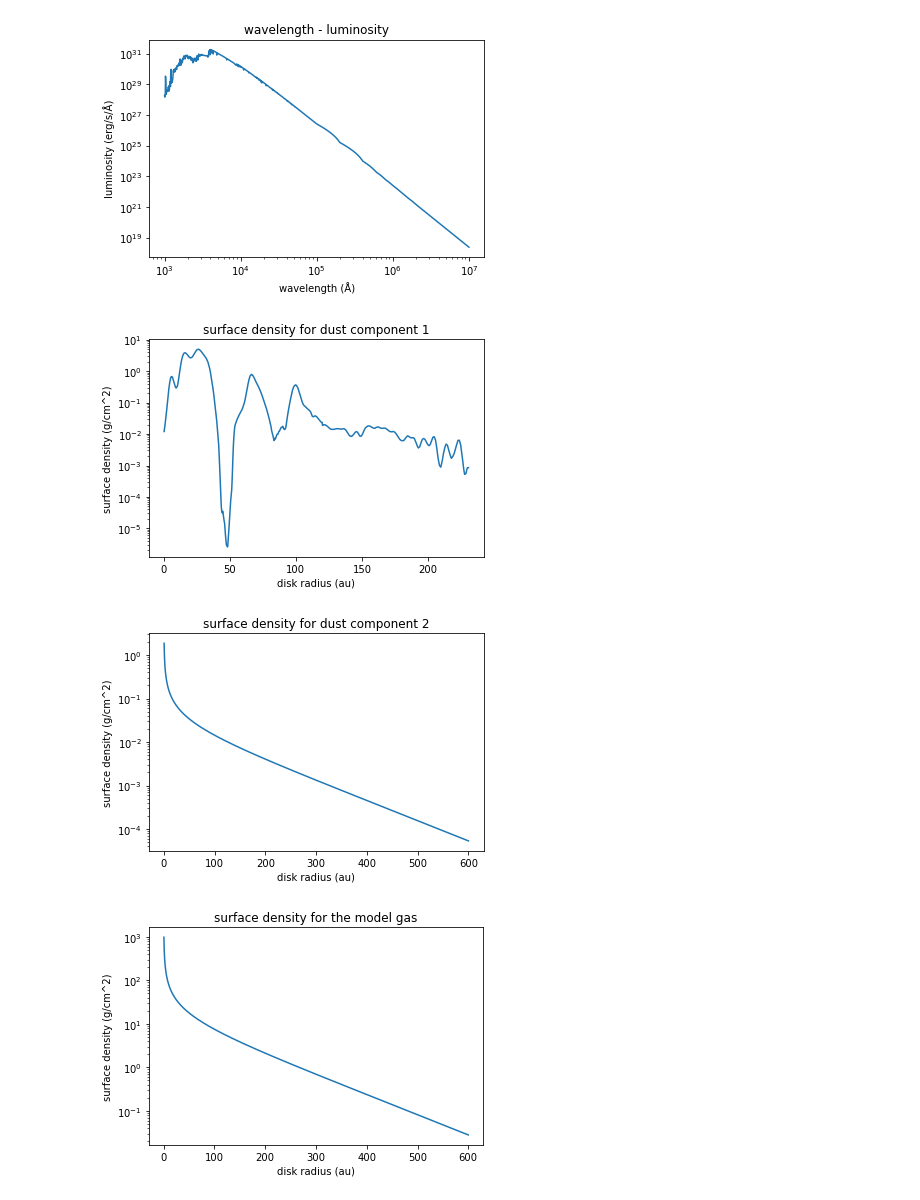
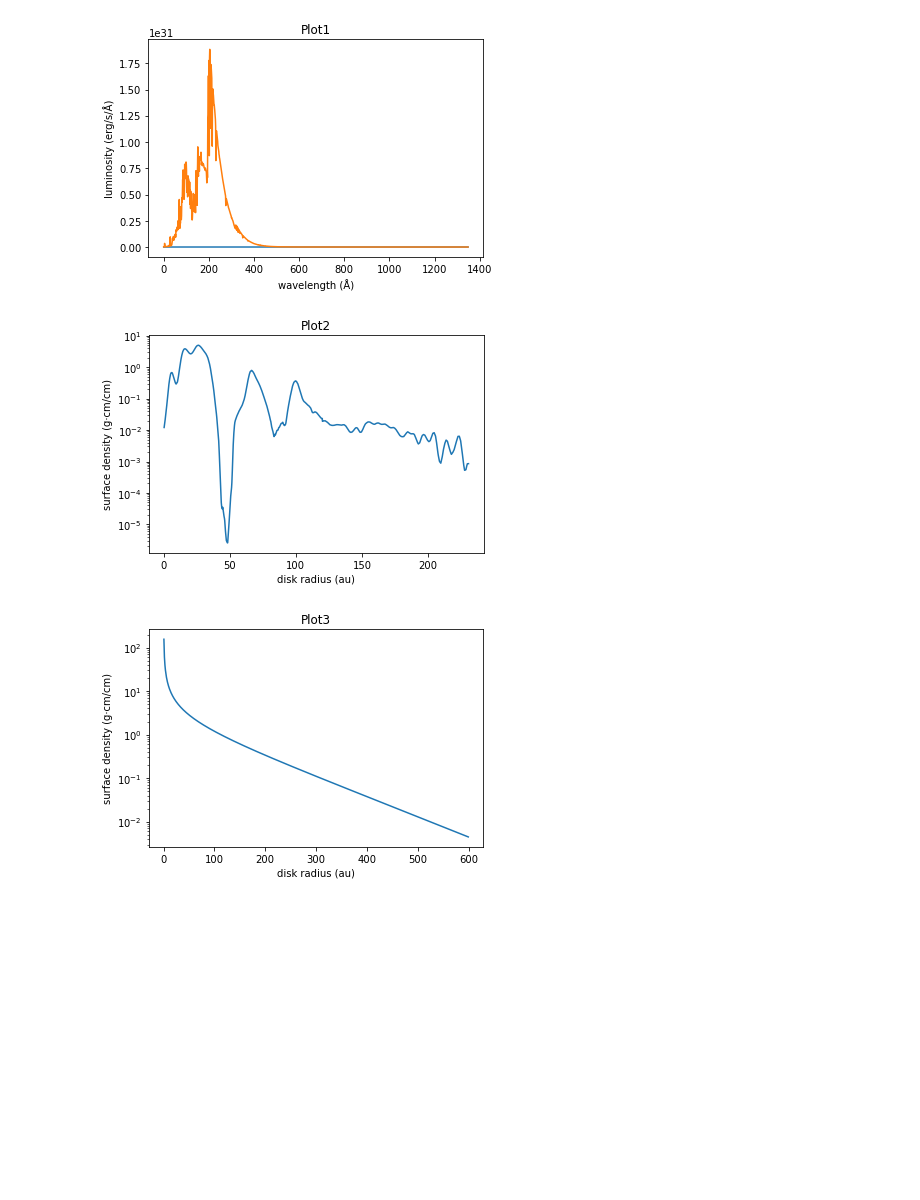
Before and after one commit to feilongm/Notebooks, a Jupyter notebook: notebooks/Plots.ipynb, the cells around one changed output. Saved outputs shown, nothing was run; the diff lists cells and outputs as text; code cells hidden in the pictures; blank space fills up the shorter version.

```diff
--- a/notebooks/Plots.ipynb
+++ b/notebooks/Plots.ipynb
@@ -1,66 +1,37 @@
 # %%
 import matplotlib.pyplot as plt
 import numpy as np
 import math
-from astropy import units as u
 
 filename1 = '/Users/mengfeilong/desktop/HD163296_spectra_modified_UV.txt'
 data1 = np.loadtxt(filename1)
-a = data1[:,0]
-b = data1[:,1]
-plt.loglog(a, b)
+plt.plot(data1)
 plt.xlabel(r'wavelength (Å)')
 plt.ylabel(r'luminosity (erg/s/Å)')
-plt.title(r'wavelength - luminosity')
+plt.title(r'Plot1')
 plt.show()
 
 filename2 = '/Users/mengfeilong/desktop/sigma_lgdust_HD163296.txt'
 data2 = np.loadtxt(filename2)
 r = data2[:,0]
 z = data2[:,1]
 plt.semilogy(r,z)
-plt.title(r'surface density for dust component 1')
+plt.title(r'Plot2')
 plt.xlabel(r'disk radius (au)')
-plt.ylabel(r'surface density (g/cm^2)')
+plt.ylabel(r'surface density (g⋅cm/cm)')
 plt.show()
 
-Md1 = 0.000266666666667 * u.solMass
-Md1 = Md1.to(u.g)
-gam1 = 0.8
-rc1 = 165.0 * u.au
-rc1 = rc1.to(u.cm)
-sigma_c1 = ((2 - gam1) * Md1) / ((2 * math.pi) * rc1 ** 2)
-x = np.linspace(0.45, 600, 10000) * u.au
-rc1 = rc1.to(u.au)
-sigma_gr1 = sigma_c1 * ((x / rc1) ** (-1 * gam1)) * np.exp((-1 * (x / rc1) ** (2 - gam1)))
-line2 = plt.semilogy(x, sigma_gr1)
-plt.title(r'surface density for dust component 2')
+Md = 0.000266666666667
+gam = 0.8
+rc = 165.0
+sigma_c = ((2 - gam) * Md) / (2 * math.pi) * rc ** 2
+sigma_gr = sigma_c * ((x / rc) ** (-1 * gam)) * np.exp((-1 * (x / rc) ** (2 - gam)))
+plt.semilogy(x, sigma_gr)
+plt.title(r'Plot3')
 plt.xlabel(r'disk radius (au)')
-plt.ylabel(r'surface density (g/cm^2)')
+plt.ylabel(r'surface density (g⋅cm/cm)')
 plt.show()
-
-Md2 = 0.14 * u.solMass
-Md2 = Md2.to(u.g)
-gam2 = 0.8
-rc2 = 165.0 * u.au
-rc2 = rc2.to(u.cm)
-sigma_c2 = ((2 - gam2) * Md2) / ((2 * math.pi) * rc2 ** 2)
-x = np.linspace(0.45, 600, 10000) * u.au
-rc2 = rc2.to(u.au)
-sigma_gr2 = sigma_c2 * ((x / rc2) ** (-1 * gam2)) * np.exp((-1 * (x / rc2) ** (2 - gam2)))
-line3 = plt.semilogy(x, sigma_gr2)
-plt.title(r'surface density for the model gas')
-plt.xlabel(r'disk radius (au)')
-plt.ylabel(r'surface density (g/cm^2)')
-plt.show()
-
-fig, ax = plt.subplots()
-ax.semilogy(r, z, label = 'dust component 1')
-ax.semilogy(x, sigma_gr1, label = 'dust component 2')
-ax.semilogy(x, sigma_gr2, label = 'the model gas')
-leg = ax.legend(loc = 'best')
 # %% [output]
-[figure, old version]
+[figure, new version]
-[figure, old version]
+[figure, new version]
-[figure, old version]
+[figure, new version]
-[figure, removed]
```
Also changed, not shown: parts of 2 cells of this notebook.
